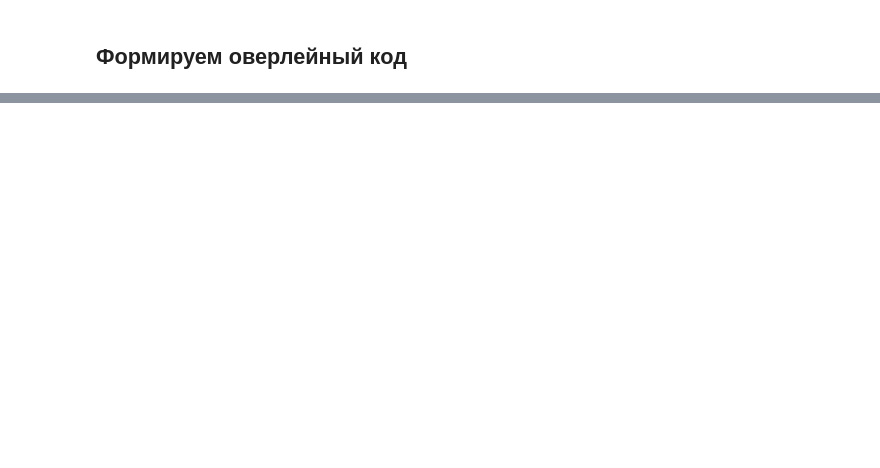
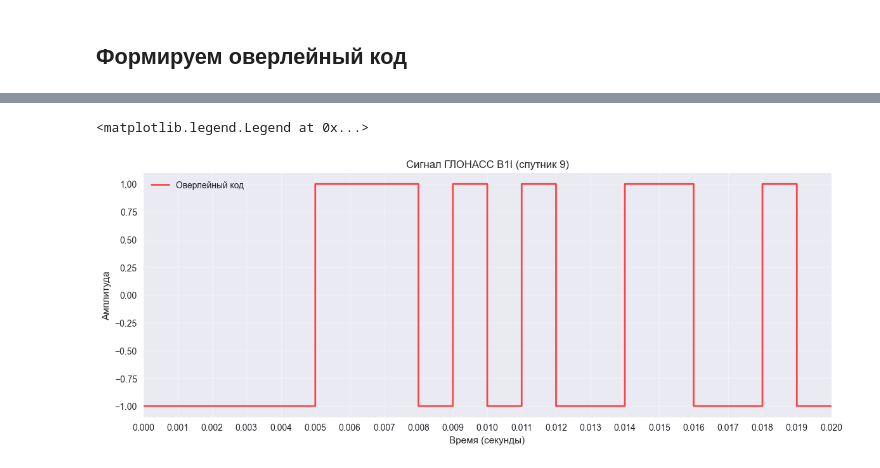
Before and after one commit to lekuration/NIRS, a Jupyter notebook: 50%.ipynb, the cells around one changed output, grey strips where cells are left out. Drawn from its saved outputs; the diff is of its cells as text; code cells hidden in the pictures; blank space fills up the shorter version.

```diff
--- a/50%.ipynb
+++ b/50%.ipynb
@@ -368,0 +369,25 @@ plt.show()
+# %%
+# Оверлейный код отдельно для наглядности
+plt.figure(figsize=(14, 5))
+# Оверлейный код (ступенчатый)
+plt.step(t, nh_signal,
+         where='post',  # Переходы после точек данных
+         linestyle='-',
+         color='red',
+         label="Оверлейный код",
+         linewidth=2,
+         alpha=0.7)
+# Настройки осей
+plt.xlim(0, 20e-3)  # 20 мс
+plt.ylim(-1.1, 1.1)
+plt.xticks(np.arange(0, 21e-3, 1e-3))  # Метки каждые 1 мс
+plt.grid(True)
+
+# Подписи
+plt.title(f'Сигнал ГЛОНАСС B1I (спутник {noSat})')
+plt.xlabel('Время (секунды)')
+plt.ylabel('Амплитуда')
+plt.legend()
+# %% [output]
+<matplotlib.legend.Legend at 0x...>
+[figure, added]
```
Also changed, not shown: parts of 10 cells of this notebook.
